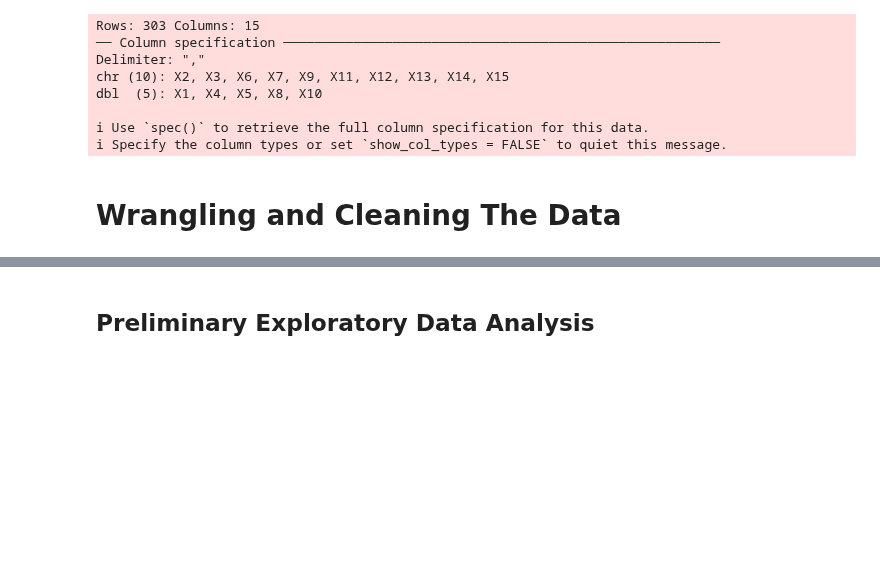
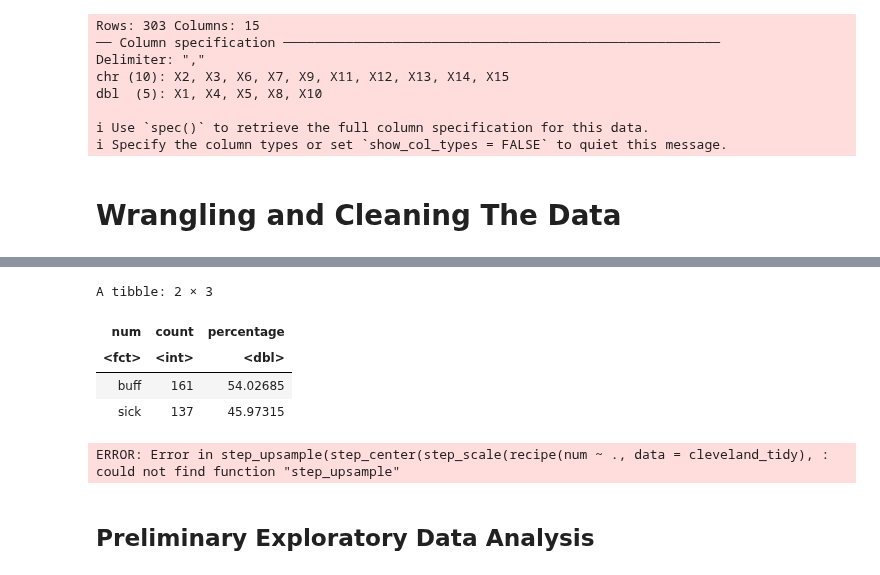
Before and after one commit to JennWan/Group_Project, a Jupyter notebook: newcleveland_2.ipynb, the cells around one changed output, grey strips where cells are left out. Saved outputs shown, nothing was run; the diff lists cells and outputs as text; code cells hidden in the pictures; blank space fills up the shorter version.

```diff
--- a/newcleveland_2.ipynb
+++ b/newcleveland_2.ipynb
@@ -60,23 +86,31 @@ cleveland_filter
 # %%
 # find the number and percentage of differing presence of heart disease observations in our data set
 # to check for class imbalance
 
-num_obs <- nrow(cleveland_filter)
-    cleveland_filter |>
+num_obs <- nrow(cleveland_tidy)
+    cleveland_tidy |>
     group_by(num) |>
     summarize(
         count = n(),
         percentage = n() / num_obs * 100)
+# %% [output]
+A tibble: 2 × 3
+| num | count | percentage |
+| <fct> | <int> | <dbl> |
+| buff | 161 | 54.02685 |
+| sick | 137 | 45.97315 |
 # %%
 # center, scaling and balancing the heart disease data
-recipe <- recipe(num ~ ., data = cleveland_filter) |>
-    step_scale(chol, thalach) |>
-    step_center(chol, thalach) |>
+recipe <- recipe(num ~ ., data = cleveland_tidy) |>
+    step_scale(all_predictor()) |>
+    step_center(all_predictor()) |>
     step_upsample(num, over_ratio = 1, skip = FALSE) |>
     prep()
 
-preprocessed_cleveland <- bake(recipe, cleveland_filter)
+preprocessed_cleveland <- bake(recipe, cleveland_tidy)
 preprocessed_cleveland
+# %% [output]
+ERROR: Error in step_upsample(step_center(step_scale(recipe(num ~ ., data = cleveland_tidy), : could not find function "step_upsample"
 # %%
 # find the number and percentage of differing presence of heart disease observations in our data set
 # double check class imbalance
```
Also changed, not shown: parts of 14 cells of this notebook, 1 other file.
